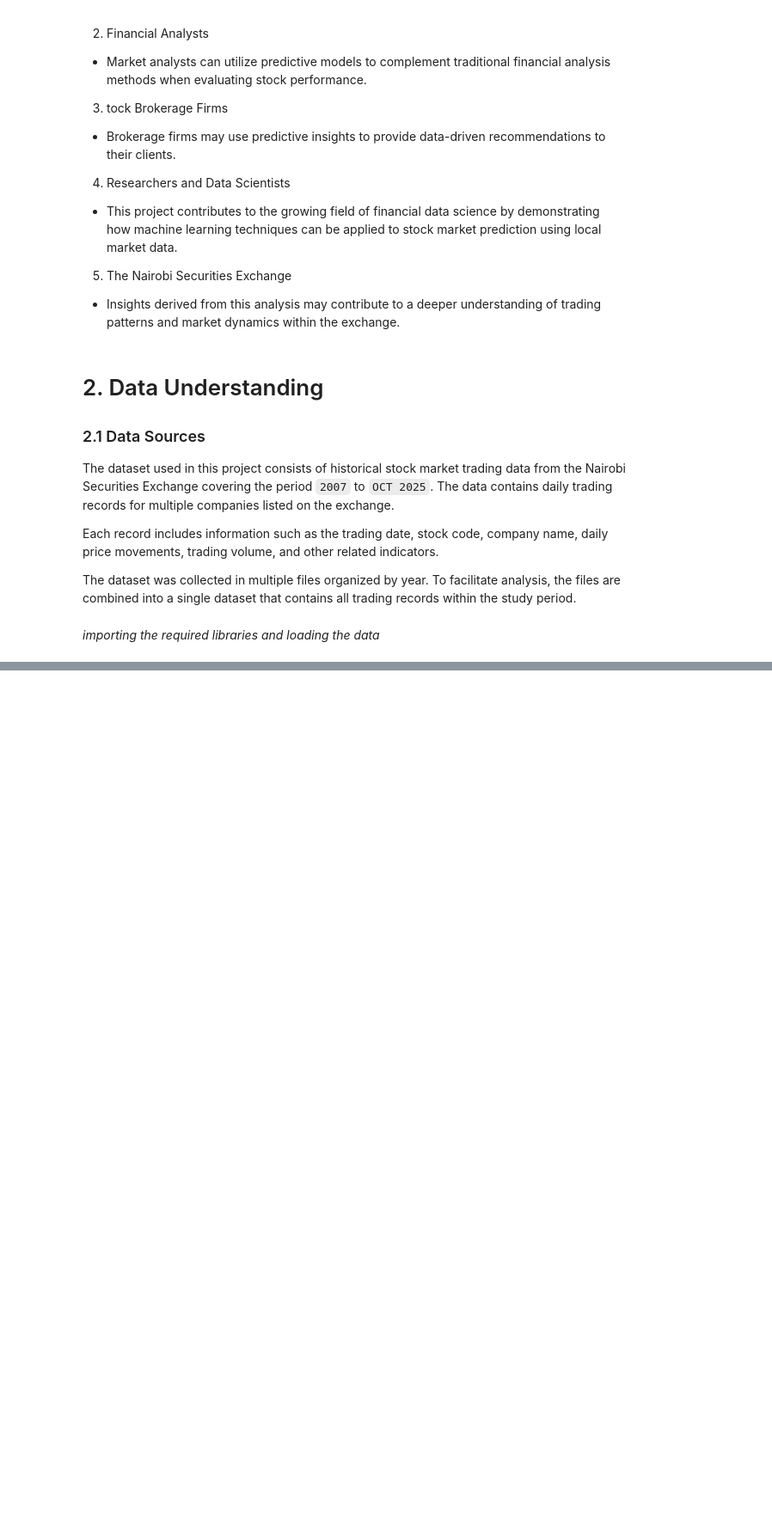
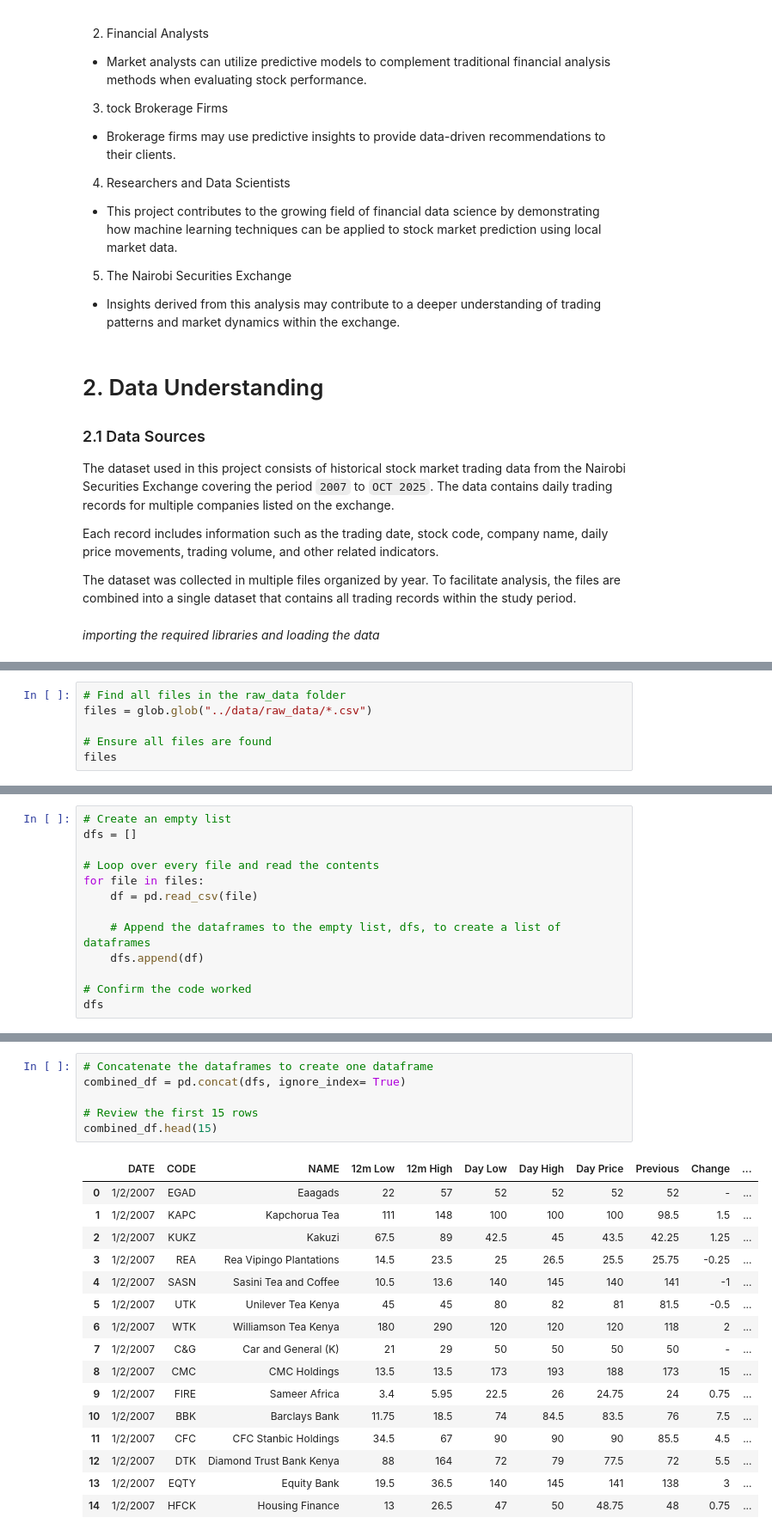
Before and after one commit to Assesa44/Stock-Market-Prediction, a Jupyter notebook: notebooks/business_understanding.ipynb, the cells around one changed output, grey strips where cells are left out. Shown at 86% size. Drawn from its saved outputs; the diff is of its cells as text; blank space fills up the shorter version.

```diff
--- a/notebooks/business_understanding.ipynb
+++ b/notebooks/business_understanding.ipynb
@@ -136,0 +146,6 @@ Index(['DATE', 'CODE', 'NAME', '12m Low', '12m High', 'Day Low', 'Day High',
+# %%
+# Find all files in the raw_data folder
+files = glob.glob("../data/raw_data/*.csv")
+
+# Ensure all files are found
+files
@@ -136,0 +172,13 @@ Index(['DATE', 'CODE', 'NAME', '12m Low', '12m High', 'Day Low', 'Day High',
+# %%
+# Create an empty list
+dfs = []
+
+# Loop over every file and read the contents
+for file in files:
+    df = pd.read_csv(file)
+
+    # Append the dataframes to the empty list, dfs, to create a list of dataframes
+    dfs.append(df)
+
+# Confirm the code worked
+dfs
@@ -136,0 +203,23 @@ Index(['DATE', 'CODE', 'NAME', '12m Low', '12m High', 'Day Low', 'Day High',
+# %%
+# Concatenate the dataframes to create one dataframe
+combined_df = pd.concat(dfs, ignore_index= True)
+
+# Review the first 15 rows
+combined_df.head(15)
+# %% [output]
+|  | DATE | CODE | NAME | 12m Low | 12m High | Day Low | Day High | Day Price | Previous | Change | ... |
+| 0 | 1/2/2007 | EGAD | Eaagads | 22 | 57 | 52 | 52 | 52 | 52 | - | ... |
+| 1 | 1/2/2007 | KAPC | Kapchorua Tea | 111 | 148 | 100 | 100 | 100 | 98.5 | 1.5 | ... |
+| 2 | 1/2/2007 | KUKZ | Kakuzi | 67.5 | 89 | 42.5 | 45 | 43.5 | 42.25 | 1.25 | ... |
+| 3 | 1/2/2007 | REA | Rea Vipingo Plantations | 14.5 | 23.5 | 25 | 26.5 | 25.5 | 25.75 | -0.25 | ... |
+| 4 | 1/2/2007 | SASN | Sasini Tea and Coffee | 10.5 | 13.6 | 140 | 145 | 140 | 141 | -1 | ... |
+| 5 | 1/2/2007 | UTK | Unilever Tea Kenya | 45 | 45 | 80 | 82 | 81 | 81.5 | -0.5 | ... |
+| 6 | 1/2/2007 | WTK | Williamson Tea Kenya | 180 | 290 | 120 | 120 | 120 | 118 | 2 | ... |
+| 7 | 1/2/2007 | C&G | Car and General (K) | 21 | 29 | 50 | 50 | 50 | 50 | - | ... |
+| 8 | 1/2/2007 | CMC | CMC Holdings | 13.5 | 13.5 | 173 | 193 | 188 | 173 | 15 | ... |
+| 9 | 1/2/2007 | FIRE | Sameer Africa | 3.4 | 5.95 | 22.5 | 26 | 24.75 | 24 | 0.75 | ... |
+| 10 | 1/2/2007 | BBK | Barclays Bank | 11.75 | 18.5 | 74 | 84.5 | 83.5 | 76 | 7.5 | ... |
+| 11 | 1/2/2007 | CFC | CFC Stanbic Holdings | 34.5 | 67 | 90 | 90 | 90 | 85.5 | 4.5 | ... |
+| 12 | 1/2/2007 | DTK | Diamond Trust Bank Kenya | 88 | 164 | 72 | 79 | 77.5 | 72 | 5.5 | ... |
+| 13 | 1/2/2007 | EQTY | Equity Bank | 19.5 | 36.5 | 140 | 145 | 141 | 138 | 3 | ... |
+| 14 | 1/2/2007 | HFCK | Housing Finance | 13 | 26.5 | 47 | 50 | 48.75 | 48 | 0.75 | ... |
```
Also changed, not shown: parts of 11 cells of this notebook.
